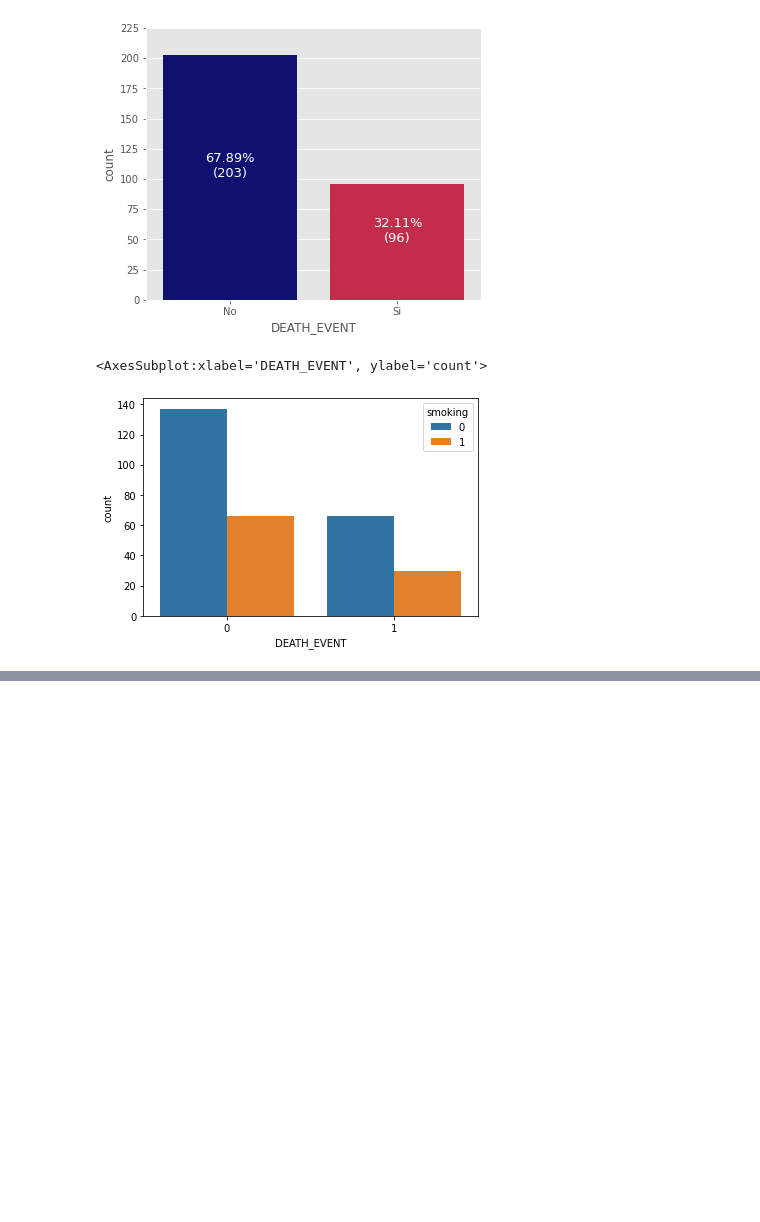
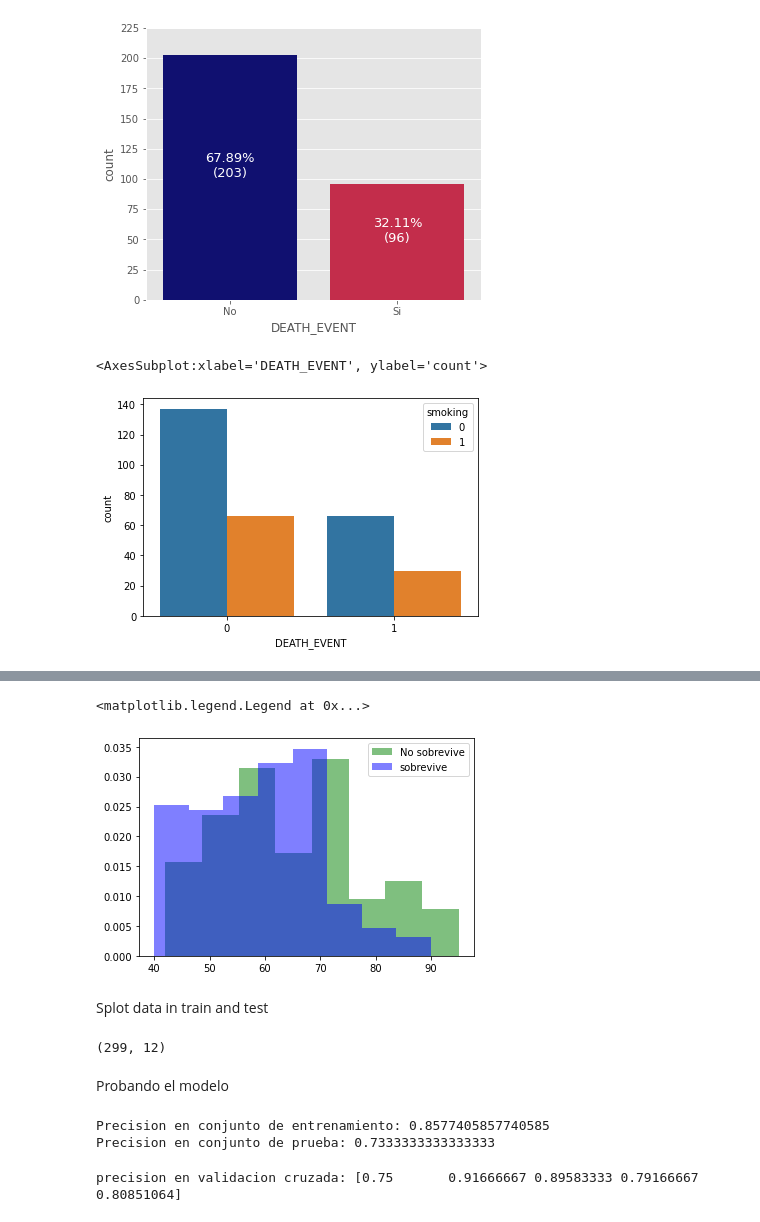
Before and after one commit to diegohuapayarivera/regresionlogisticapython, a Jupyter notebook: InsuficienciaCardiaca.ipynb, the cells around one changed output, grey strips where cells are left out. Saved outputs shown, nothing was run; the diff lists cells and outputs as text; code cells hidden in the pictures; blank space fills up the shorter version.

```diff
--- a/InsuficienciaCardiaca.ipynb
+++ b/InsuficienciaCardiaca.ipynb
@@ -65,0 +122,28 @@ sns.countplot(data=datos, x='DEATH_EVENT', hue = 'smoking')
+# %%
+# Almacenamos los datos de Fallecidos en un array
+x1 = datos.age[datos.DEATH_EVENT == 1]
+
+# Almacenamos los datos de Sobrevivientes en un array
+x2 = datos [datos.DEATH_EVENT == 0] ['age']
+
+# Diseño del gráfico
+kwargs = dict(alpha=0.5, bins=8, density=True)
+
+# Mostramos los datos filtrados
+plt.hist(x1, color='g', label='No sobrevive', **kwargs)
+plt.hist(x2, color='b', label='sobrevive', **kwargs)
+plt.legend()
+# %% [output]
+<matplotlib.legend.Legend at 0x...>
+[figure, added]
+# %% [markdown]
+Splot data in train and test
+# %%
+# Creamos 2 arrays que serviran de entrada para nuestra R. Logística
+X= datos.drop(columns='DEATH_EVENT')
+y= datos.DEATH_EVENT
+
+# Dimensión de nuetra matriz
+X.shape
+# %% [output]
+(299, 12)
@@ -65,0 +157,30 @@ sns.countplot(data=datos, x='DEATH_EVENT', hue = 'smoking')
+# %% [markdown]
+Probando el modelo
+# %%
+# Generamos nuestro modelo de Regresion Logistica
+modelo = linear_model.LogisticRegression(solver= 'lbfgs', max_iter= 1000)
+
+# Le asignamos los valores de entrada, para ajustar nuestro modelo
+modelo.fit(X_train,y_train)
+
+# Predecimos los resultados
+prediccion = modelo.predict(X_test)
+
+accuracyTrain = modelo.score(X_train, y_train)
+accuracyTest= modelo.score(X_test, y_test)
+
+print ('Precision en conjunto de entrenamiento:', accuracyTrain)
+print ('Precision en conjunto de prueba:', accuracyTest)
+# %% [output]
+Precision en conjunto de entrenamiento: 0.8577405857740585
+Precision en conjunto de prueba: 0.7333333333333333
+# %%
+# Generamos nuestros pliegues de validación
+kfold = model_selection.KFold(n_splits=5, random_state= valor, shuffle=True)
+
+#Validamos nuestro modelo dividiendo en partes, y pasandole la metrica de validación
+cv_resultados = model_selection.cross_val_score(modelo, X_train, y_train, cv=kfold, scoring='accuracy')
+
+print ('precision en validacion cruzada:', cv_resultados)
+# %% [output]
+precision en validacion cruzada: [0.75       0.91666667 0.89583333 0.79166667 0.80851064]
```
Also changed, not shown: parts of 11 cells of this notebook.
